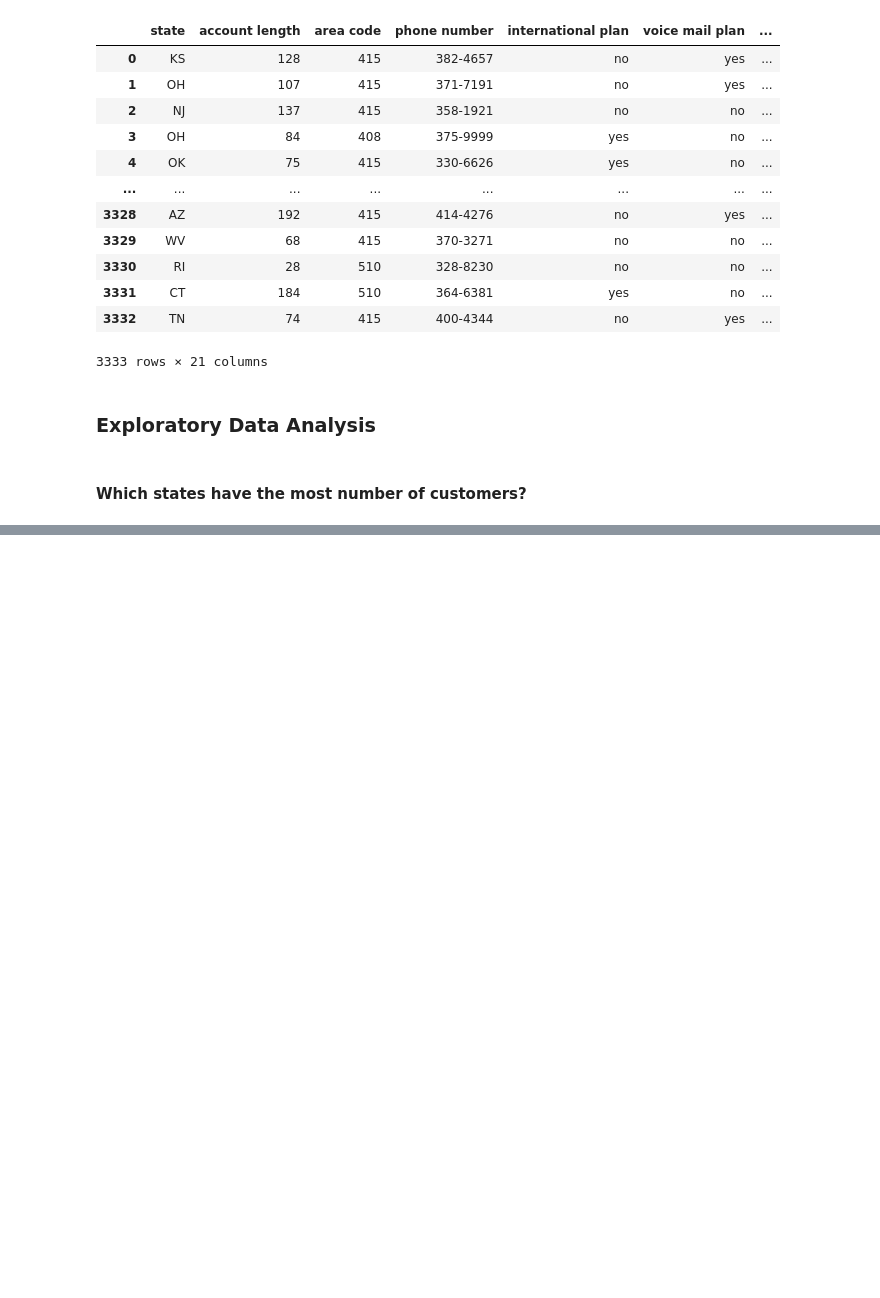
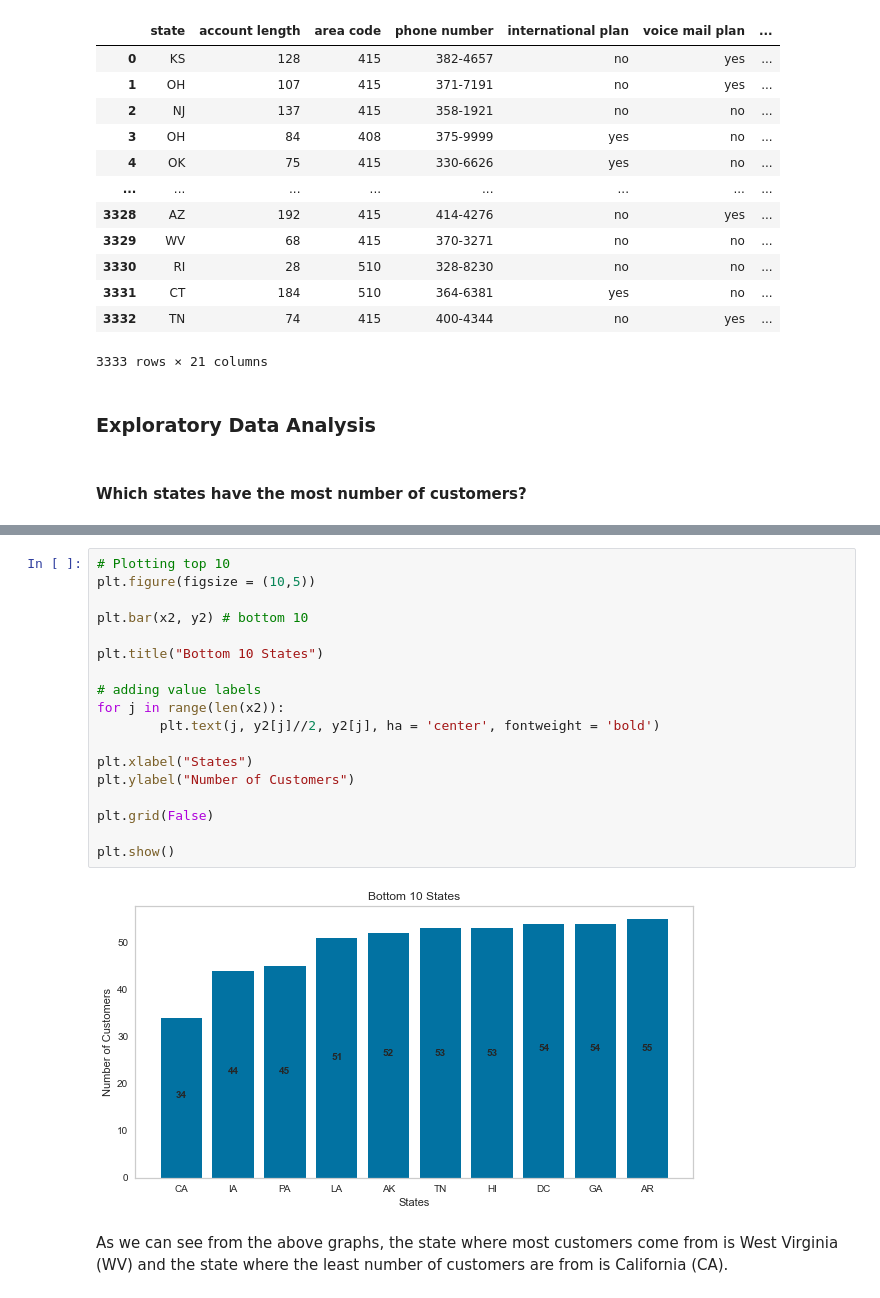
Before and after one commit to mevin-singh/Portfolio-Projects, a Jupyter notebook: Python/Customer Churn Prediction/churn_prediction.ipynb, the cells around one changed output, grey strips where cells are left out. Drawn from its saved outputs; the diff is of its cells as text; blank space fills up the shorter version.

```diff
--- a/Python/Customer Churn Prediction/churn_prediction.ipynb
+++ b/Python/Customer Churn Prediction/churn_prediction.ipynb
@@ -77,0 +112,22 @@ bottom10 = customers_flipped[0:10]
+# %%
+# Plotting top 10
+plt.figure(figsize = (10,5))
+
+plt.bar(x2, y2) # bottom 10
+
+plt.title("Bottom 10 States")
+
+# adding value labels
+for j in range(len(x2)):
+        plt.text(j, y2[j]//2, y2[j], ha = 'center', fontweight = 'bold')
+
+plt.xlabel("States")
+plt.ylabel("Number of Customers")
+
+plt.grid(False)
+
+plt.show()
+# %% [output]
+[figure, added]
+# %% [markdown]
+As we can see from the above graphs, the state where most customers come from is West Virginia (WV) and the state where the least number of customers are from is California (CA).
```
Also changed, not shown: parts of 2 cells of this notebook.
